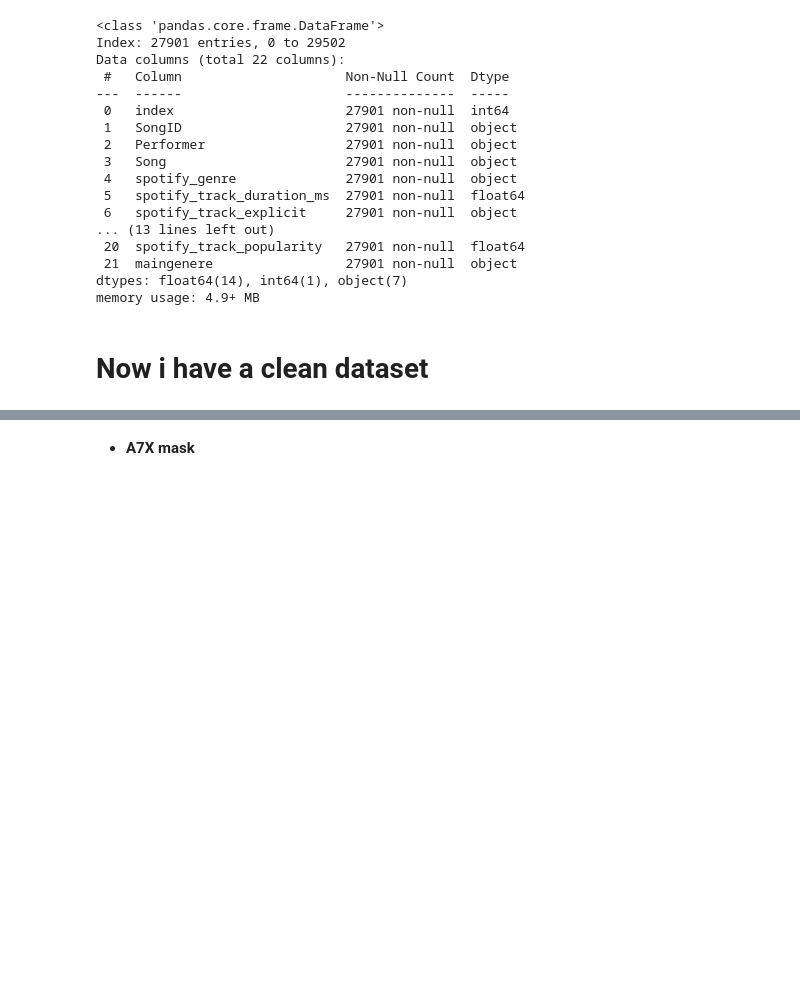
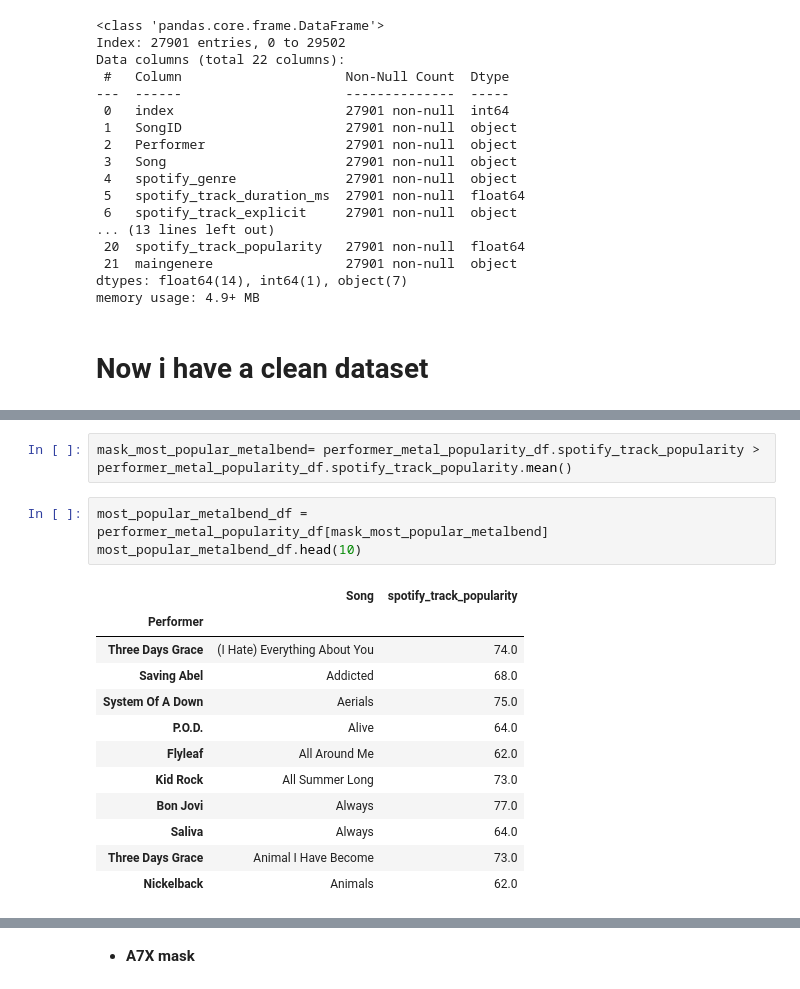
Before and after one commit to alelovo/Project_programming, a Jupyter notebook: project.ipynb, the cells around one changed output, grey strips where cells are left out. Cells and saved outputs as stored; diff of their text form; blank space fills up the shorter version.

```diff
--- a/project.ipynb
+++ b/project.ipynb
@@ -369,0 +432,18 @@ memory usage: 4.9+ MB
+# %%
+mask_most_popular_metalbend= performer_metal_popularity_df.spotify_track_popularity > performer_metal_popularity_df.spotify_track_popularity.mean()
+# %%
+most_popular_metalbend_df = performer_metal_popularity_df[mask_most_popular_metalbend]
+most_popular_metalbend_df.head(10)
+# %% [output]
+|  | Song | spotify_track_popularity |
+| Performer |  |  |
+| Three Days Grace | (I Hate) Everything About You | 74.0 |
+| Saving Abel | Addicted | 68.0 |
+| System Of A Down | Aerials | 75.0 |
+| P.O.D. | Alive | 64.0 |
+| Flyleaf | All Around Me | 62.0 |
+| Kid Rock | All Summer Long | 73.0 |
+| Bon Jovi | Always | 77.0 |
+| Saliva | Always | 64.0 |
+| Three Days Grace | Animal I Have Become | 73.0 |
+| Nickelback | Animals | 62.0 |
```
Also changed, not shown: parts of 14 cells of this notebook.
